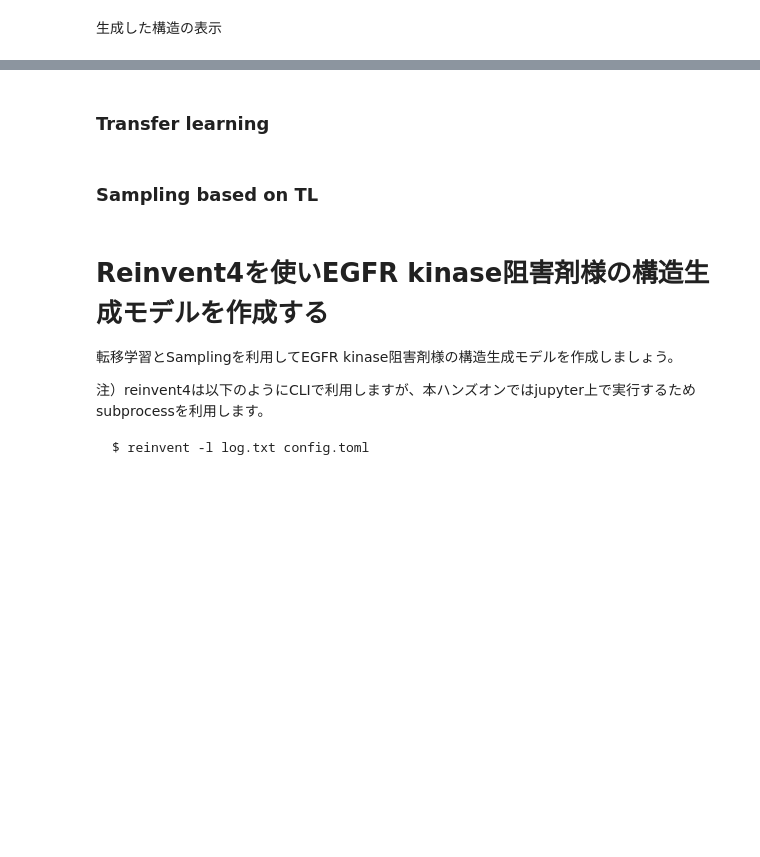
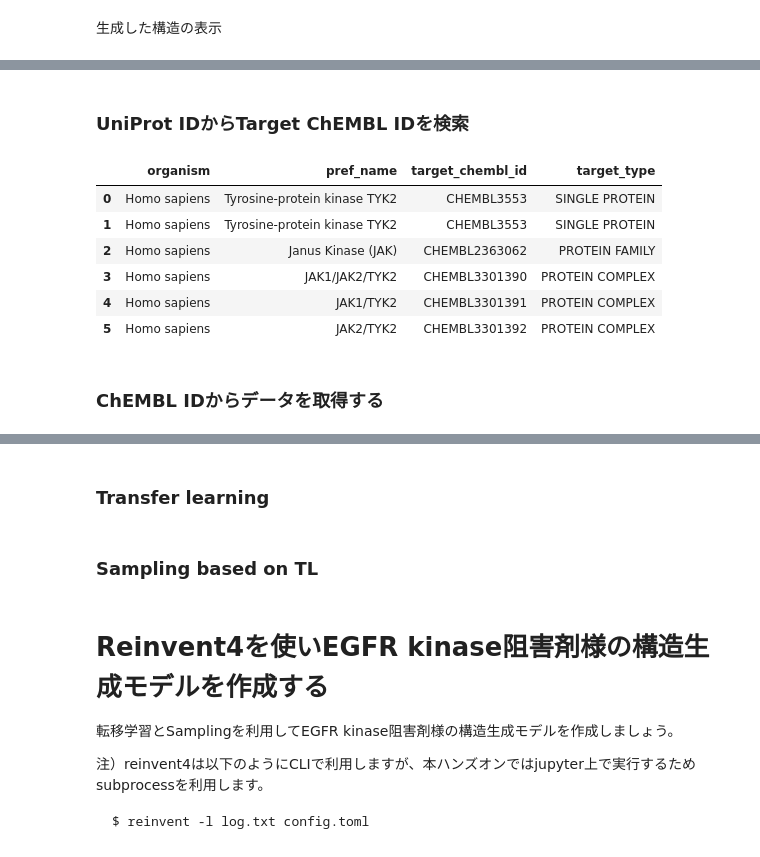
Before and after one commit to keetane/infomatics, a Jupyter notebook: reinvent4.ipynb, the cells around one changed output, grey strips where cells are left out. Saved outputs shown, nothing was run; the diff lists cells and outputs as text; code cells hidden in the pictures; blank space fills up the shorter version.

```diff
--- a/reinvent4.ipynb
+++ b/reinvent4.ipynb
@@ -273,0 +300,24 @@ Draw.MolsToGridImage(img.sample(10).Mol.tolist(), molsPerRow=5, subImgSize=(300,
+# %% [markdown]
+### UniProt IDからTarget ChEMBL IDを検索
+# %%
+uniprot_id = 'P29597'
+target = new_client.target.get(
+    target_components__accession=uniprot_id
+    ).only(
+        'target_chembl_id',
+        'organism',
+        'pref_name',
+        'target_type'
+        )
+df = pd.DataFrame.from_records(target)
+df
+# %% [output]
+|  | organism | pref_name | target_chembl_id | target_type |
+| 0 | Homo sapiens | Tyrosine-protein kinase TYK2 | CHEMBL3553 | SINGLE PROTEIN |
+| 1 | Homo sapiens | Tyrosine-protein kinase TYK2 | CHEMBL3553 | SINGLE PROTEIN |
+| 2 | Homo sapiens | Janus Kinase (JAK) | CHEMBL2363062 | PROTEIN FAMILY |
+| 3 | Homo sapiens | JAK1/JAK2/TYK2 | CHEMBL3301390 | PROTEIN COMPLEX |
+| 4 | Homo sapiens | JAK1/TYK2 | CHEMBL3301391 | PROTEIN COMPLEX |
+| 5 | Homo sapiens | JAK2/TYK2 | CHEMBL3301392 | PROTEIN COMPLEX |
+# %% [markdown]
+### ChEMBL IDからデータを取得する
```
Also changed, not shown: parts of 22 cells of this notebook.
